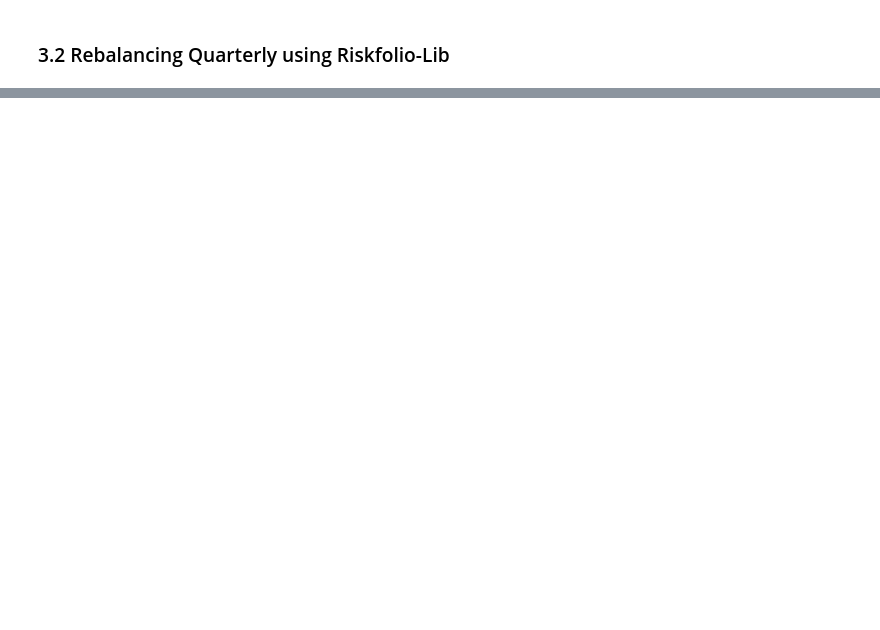
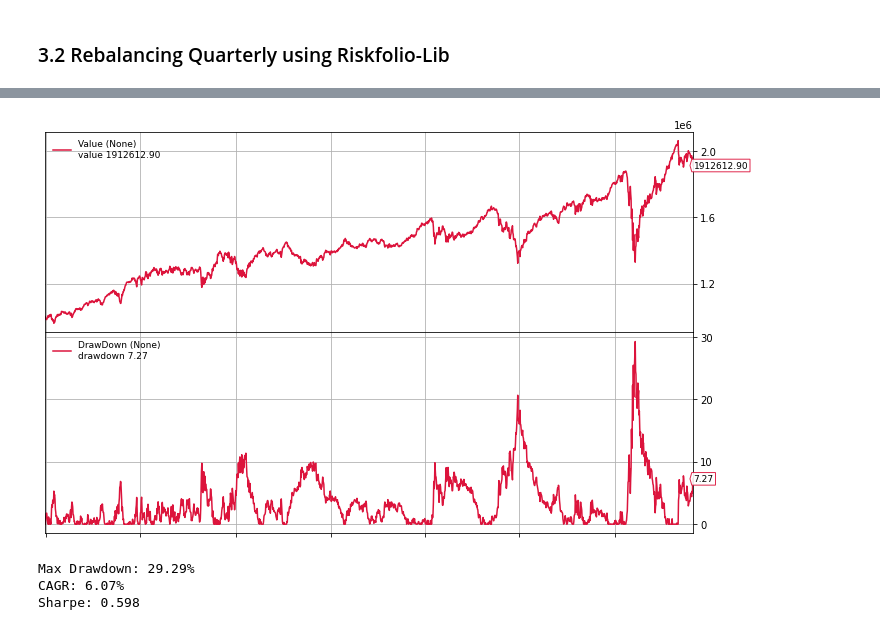
Before and after one commit to dcajasn/Riskfolio-Lib, a Jupyter notebook: examples/Tutorial 5.ipynb, the cells around one changed output, grey strips where cells are left out. Saved outputs shown, nothing was run; the diff lists cells and outputs as text; code cells hidden in the pictures; blank space fills up the shorter version.

```diff
--- a/examples/Tutorial 5.ipynb
+++ b/examples/Tutorial 5.ipynb
@@ -428,0 +450,27 @@ In this example, the best strategy in terms of performance is __WR__ . The ranki
+# %%
+############################################################
+# Backtesting Mean Worst Realization Strategy
+############################################################
+
+assets = returns.columns.tolist()
+weights = models['WR']
+
+dd, cagr, sharpe = backtest(assets_prices,
+                            AssetAllocation,
+                            start=start,
+                            end=end,
+                            plot=True)
+# %% [output]
+[figure, added]
+# %%
+############################################################
+# Show Worst Realization Strategy Stats
+############################################################
+
+print(f"Max Drawdown: {dd:.2f}%")
+print(f"CAGR: {cagr:.2f}%")
+print(f"Sharpe: {sharpe:.3f}")
+# %% [output]
+Max Drawdown: 29.29%
+CAGR: 6.07%
+Sharpe: 0.598
```
Also changed, not shown: parts of 49 cells of this notebook, 1 other file.
